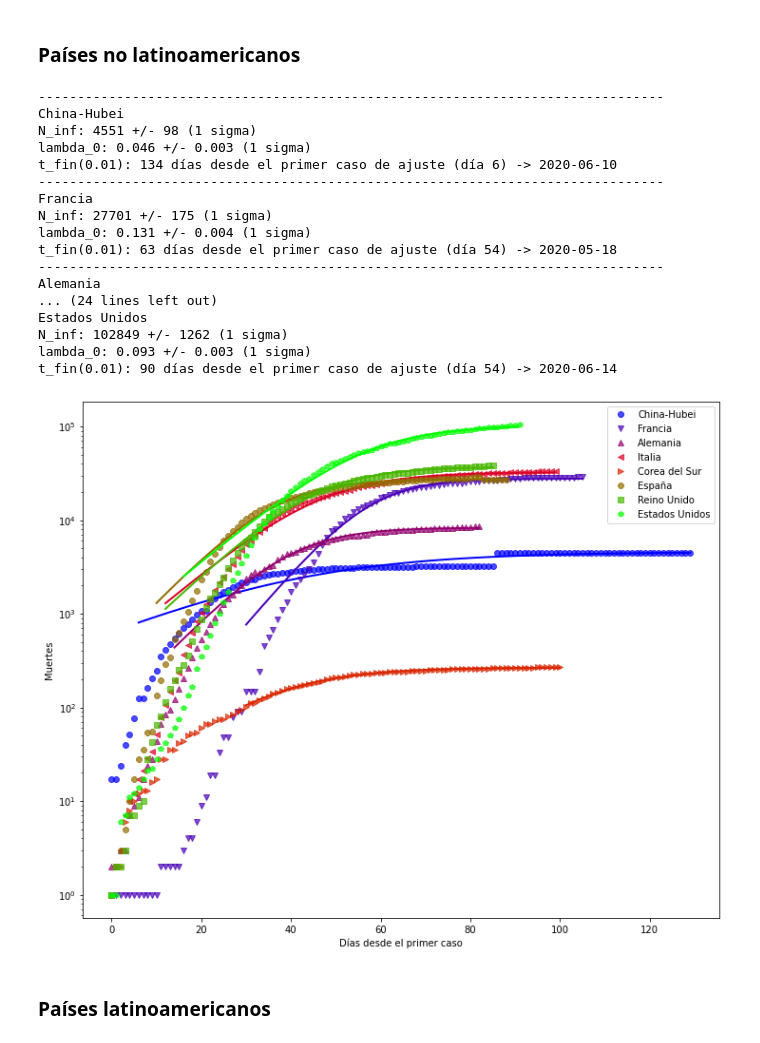
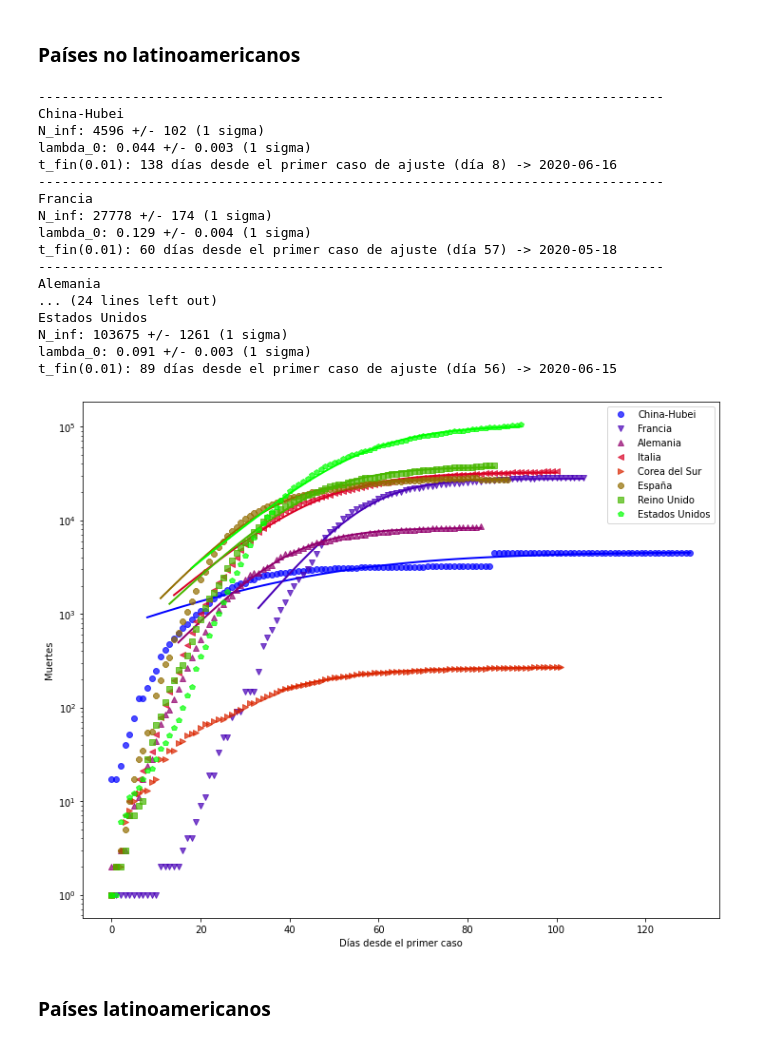
Before and after one commit to manuxch/logistic-covid19, a Jupyter notebook: Logistic_model_COVID-19.ipynb, the cells around one changed output. Cells and saved outputs as stored; diff of their text form; code cells hidden in the pictures.

```diff
--- a/Logistic_model_COVID-19.ipynb
+++ b/Logistic_model_COVID-19.ipynb
@@ -253,26 +253,26 @@ El número de personas fallecidas por el COVID-19 se registra con mayor precisi
 # %% [markdown]
 ### Países no latinoamericanos
 # %%
-plot_fit(deadths_no_lat, 100, 'Muertes', logscale=True, p_fin=0.01)
+plot_fit(deadths_no_lat, 150, 'Muertes', logscale=True, p_fin=0.01)
 # %% [output]
 --------------------------------------------------------------------------------
 China-Hubei
-N_inf: 4551 +/- 98 (1 sigma)
-lambda_0: 0.046 +/- 0.003 (1 sigma)
-t_fin(0.01): 134 días desde el primer caso de ajuste (día 6) -> 2020-06-10
+N_inf: 4596 +/- 102 (1 sigma)
+lambda_0: 0.044 +/- 0.003 (1 sigma)
+t_fin(0.01): 138 días desde el primer caso de ajuste (día 8) -> 2020-06-16
 --------------------------------------------------------------------------------
 Francia
-N_inf: 27701 +/- 175 (1 sigma)
-lambda_0: 0.131 +/- 0.004 (1 sigma)
-t_fin(0.01): 63 días desde el primer caso de ajuste (día 54) -> 2020-05-18
+N_inf: 27778 +/- 174 (1 sigma)
+lambda_0: 0.129 +/- 0.004 (1 sigma)
+t_fin(0.01): 60 días desde el primer caso de ajuste (día 57) -> 2020-05-18
 --------------------------------------------------------------------------------
 Alemania
 ... (24 lines left out)
 Estados Unidos
-N_inf: 102849 +/- 1262 (1 sigma)
-lambda_0: 0.093 +/- 0.003 (1 sigma)
-t_fin(0.01): 90 días desde el primer caso de ajuste (día 54) -> 2020-06-14
+N_inf: 103675 +/- 1261 (1 sigma)
+lambda_0: 0.091 +/- 0.003 (1 sigma)
+t_fin(0.01): 89 días desde el primer caso de ajuste (día 56) -> 2020-06-15
-[figure, old version]
+[figure, new version]
 # %% [markdown]
 ### Países latinoamericanos
 # %%
```
Also changed, not shown: parts of 8 cells of this notebook.
